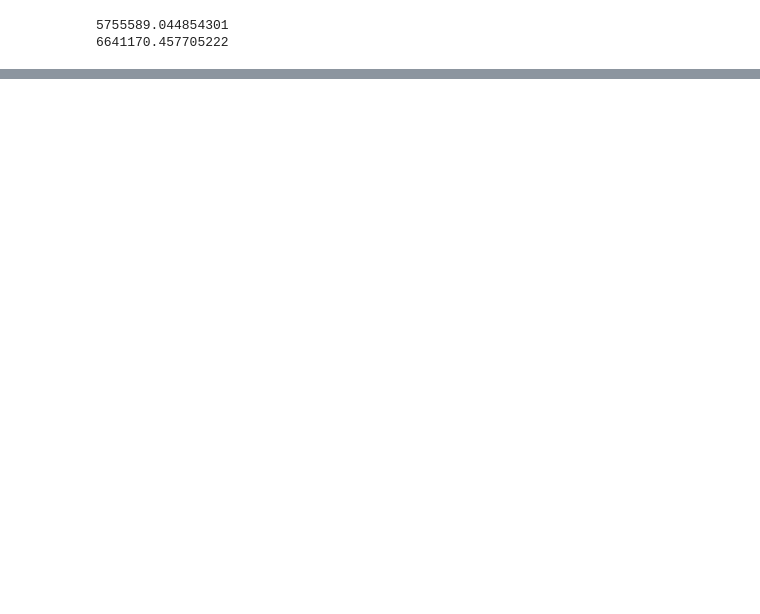
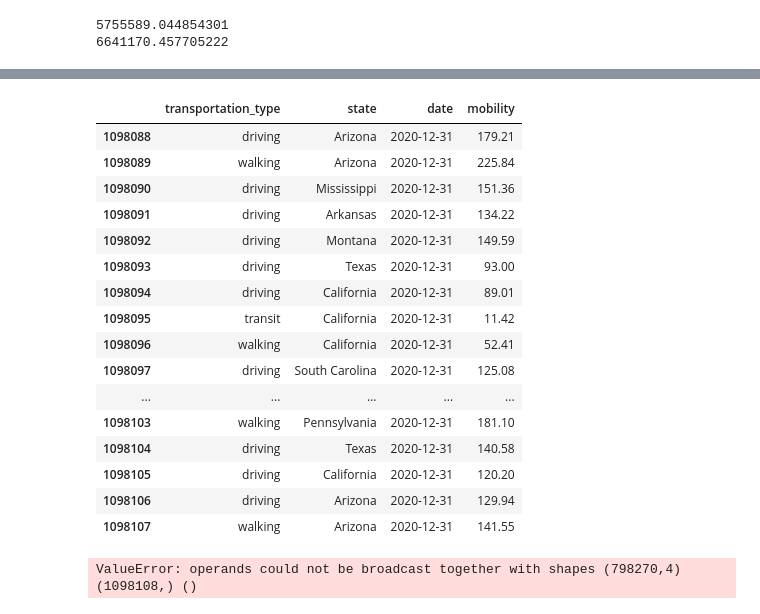
Before and after one commit to jessbunnag/cds-1001-capstone, a Jupyter notebook: q3.ipynb, the cells around one changed output, grey strips where cells are left out. Drawn from its saved outputs; the diff is of its cells as text; code cells hidden in the pictures; blank space fills up the shorter version.

```diff
--- a/q3.ipynb
+++ b/q3.ipynb
@@ -266,0 +339,25 @@ apple_mobility[apple_mobility['country'] == "United States"]
+# %%
+mobility_us.tail(20)
+# %% [output]
+|  | transportation_type | state | date | mobility |
+| 1098088 | driving | Arizona | 2020-12-31 | 179.21 |
+| 1098089 | walking | Arizona | 2020-12-31 | 225.84 |
+| 1098090 | driving | Mississippi | 2020-12-31 | 151.36 |
+| 1098091 | driving | Arkansas | 2020-12-31 | 134.22 |
+| 1098092 | driving | Montana | 2020-12-31 | 149.59 |
+| 1098093 | driving | Texas | 2020-12-31 | 93.00 |
+| 1098094 | driving | California | 2020-12-31 | 89.01 |
+| 1098095 | transit | California | 2020-12-31 | 11.42 |
+| 1098096 | walking | California | 2020-12-31 | 52.41 |
+| 1098097 | driving | South Carolina | 2020-12-31 | 125.08 |
+| ... | ... | ... | ... | ... |
+| 1098103 | walking | Pennsylvania | 2020-12-31 | 181.10 |
+| 1098104 | driving | Texas | 2020-12-31 | 140.58 |
+| 1098105 | driving | California | 2020-12-31 | 120.20 |
+| 1098106 | driving | Arizona | 2020-12-31 | 129.94 |
+| 1098107 | walking | Arizona | 2020-12-31 | 141.55 |
+# %%
+# mobility_us['mobility_driving'] = np.where(mobility_us[mobility_us['transportation_type'] == 'driving'], mobility_us['mobility'], None)
+mobility_us['mobility_driving'] = mobility_us[['transportation_type'] == 'driving']]['mobility']
+# %% [output]
+ValueError: operands could not be broadcast together with shapes (798270,4) (1098108,) ()
```
Also changed, not shown: parts of 14 cells of this notebook.
